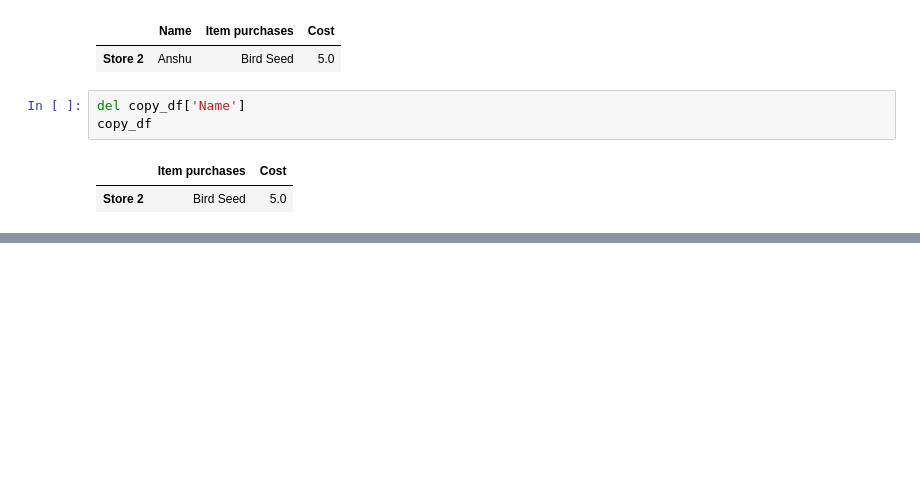
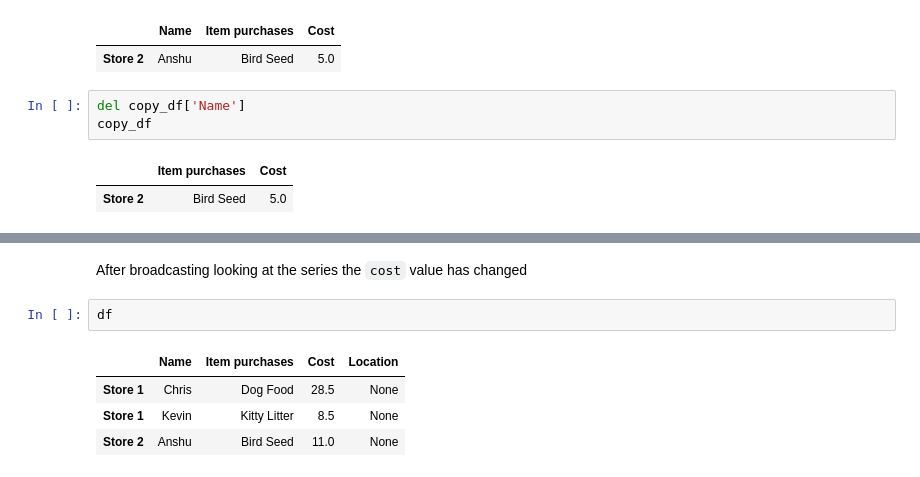
Before and after one commit to Udityanshu/applied_data_science_with_python, a Jupyter notebook: Intro_to_Data_Science_in_python/Week 2/DataFrame and Data Structure.ipynb, the cells around one changed output, grey strips where cells are left out. Cells and saved outputs as stored; diff of their text form; blank space fills up the shorter version.

```diff
--- a/Intro_to_Data_Science_in_python/Week 2/DataFrame and Data Structure.ipynb
+++ b/Intro_to_Data_Science_in_python/Week 2/DataFrame and Data Structure.ipynb
@@ -127,0 +150,9 @@ df
+# %% [markdown]
+After broadcasting looking at the series the `cost` value has changed
+# %%
+df
+# %% [output]
+|  | Name | Item purchases | Cost | Location |
+| Store 1 | Chris | Dog Food | 28.5 | None |
+| Store 1 | Kevin | Kitty Litter | 8.5 | None |
+| Store 2 | Anshu | Bird Seed | 11.0 | None |
```
Also changed, not shown: parts of 14 cells of this notebook, 2 other files.
